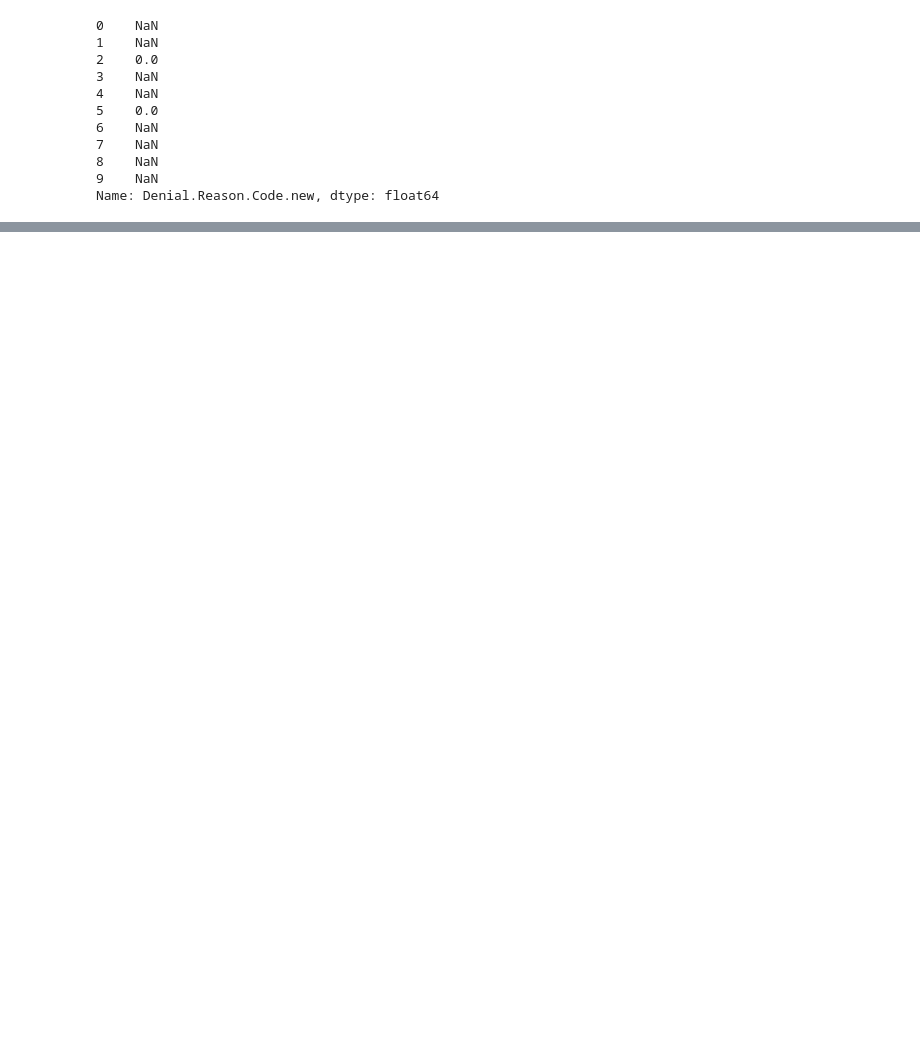
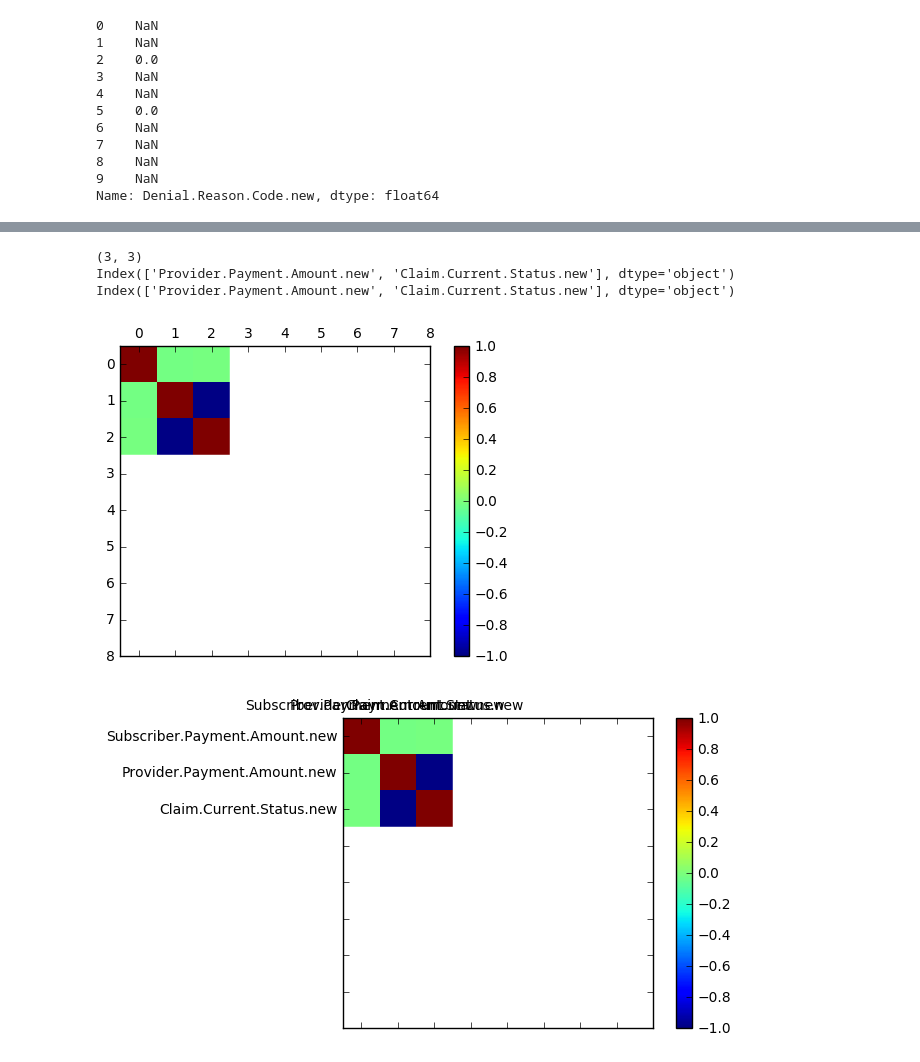
Before and after one commit to weasteam/Machine-Learning-Exercise-about-Claims, a Jupyter notebook: machine_learning_exercise_claims.ipynb, the cells around one changed output, grey strips where cells are left out. Cells and saved outputs as stored; diff of their text form; code cells hidden in the pictures; blank space fills up the shorter version.

Commit message:
updated with final data processing

```diff
--- a/machine_learning_exercise_claims.ipynb
+++ b/machine_learning_exercise_claims.ipynb
@@ -462,8 +127,0 @@ plt.show()
-# %%
-# Missing Values Ratio
-# For feature selection
-print (len(d_norm))
-for c in d_norm.columns.values:
-    r = np.count_nonzero(np.isnan(d_norm[c]))/len(d_norm)
-    if r > 0.01:
-        print ("%s: %s" % (c, r))
@@ -578,0 +177,11 @@ d_scale[names_num_new].head(5)
+# %%
+# Normalization
+# Normalization is the process of scaling individual samples to have unit norm. This process can be useful if you plan to use a quadratic form such as the dot-product or any other kernel to quantify the similarity of any
+# pair of samples.
+# A lot of process need normalization to be correct
+
+d_norm = d_num.copy()
+normalizer = preprocessing.Normalizer().fit(d_num[names_num_new])
+
+d_norm[names_num_new] = normalizer.transform(d_num[names_num_new])
+d_norm[names_num_new].head(5)
@@ -578,0 +211,43 @@ d_scale[names_num_new].head(5)
+# %%
+# get the highly corelated attributes
+print (d_corr.shape)
+
+for c in d_corr.columns:
+    if len(d_corr[abs(d_corr[c]) > 0.8]) > 1:
+        print (d_corr.index[abs(d_corr[c]) > 0.8])
+
+# corelated fields 'Provider.Payment.Amount.new', 'Claim.Current.Status.new'
+# %% [output]
+(3, 3)
+Index(['Provider.Payment.Amount.new', 'Claim.Current.Status.new'], dtype='object')
+Index(['Provider.Payment.Amount.new', 'Claim.Current.Status.new'], dtype='object')
+# %%
+# Correlation Matrix Plot
+
+# Correlation gives an indication of how related the changes are between two variables.
+# If two variables change in the same direction they are positively correlated. If the change in opposite
+# directions together (one goes up, one goes down), then they are negatively correlated.
+
+# You can calculate the correlation between each pair of attributes. This is called a correlation matrix.
+# You can then plot the correlation matrix and get an idea of which variables have a high correlation with each other.
+
+# This is useful to know, because some machine learning algorithms like linear and logistic regression
+# can have poor performance if there are highly correlated input variables in your data.
+
+correlations = d_norm[names_num_new].corr()
+# plot correlation matrix
+fig = plt.figure()
+ax = fig.add_subplot(111)
+cax = ax.matshow(correlations, vmin=-1, vmax=1)
+fig.colorbar(cax)
+ticks = np.arange(0,9,1)
+ax.set_xticks(ticks)
+ax.set_yticks(ticks)
+ax.set_xticklabels(names_num_new)
+ax.set_yticklabels(names_num_new)
+plt.show()
+
+# only keep one of the corelated fields, check the null value
+# %% [output]
+[figure, added]
+[figure, added]
```
Also changed, not shown: parts of 45 cells of this notebook.
